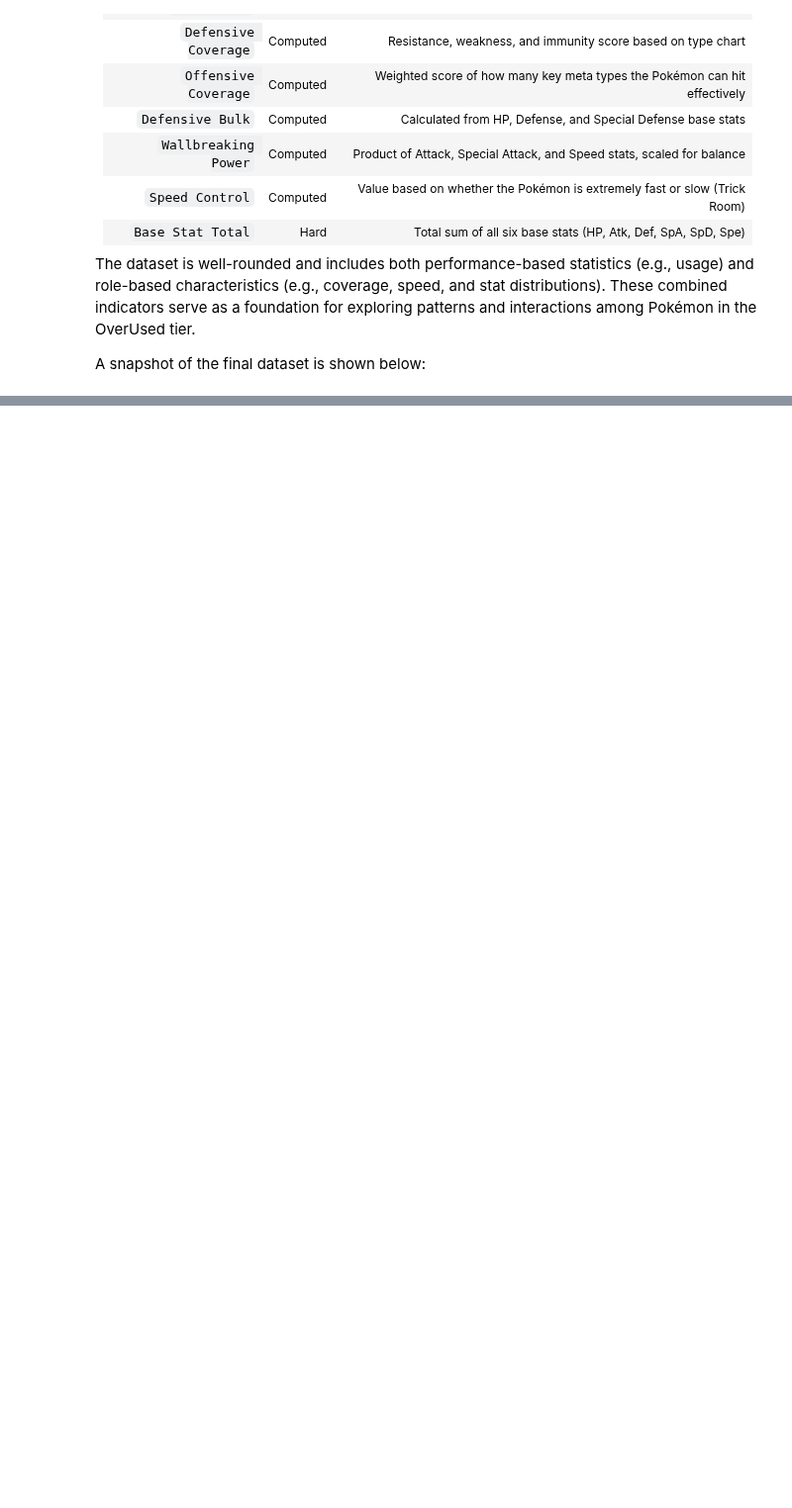
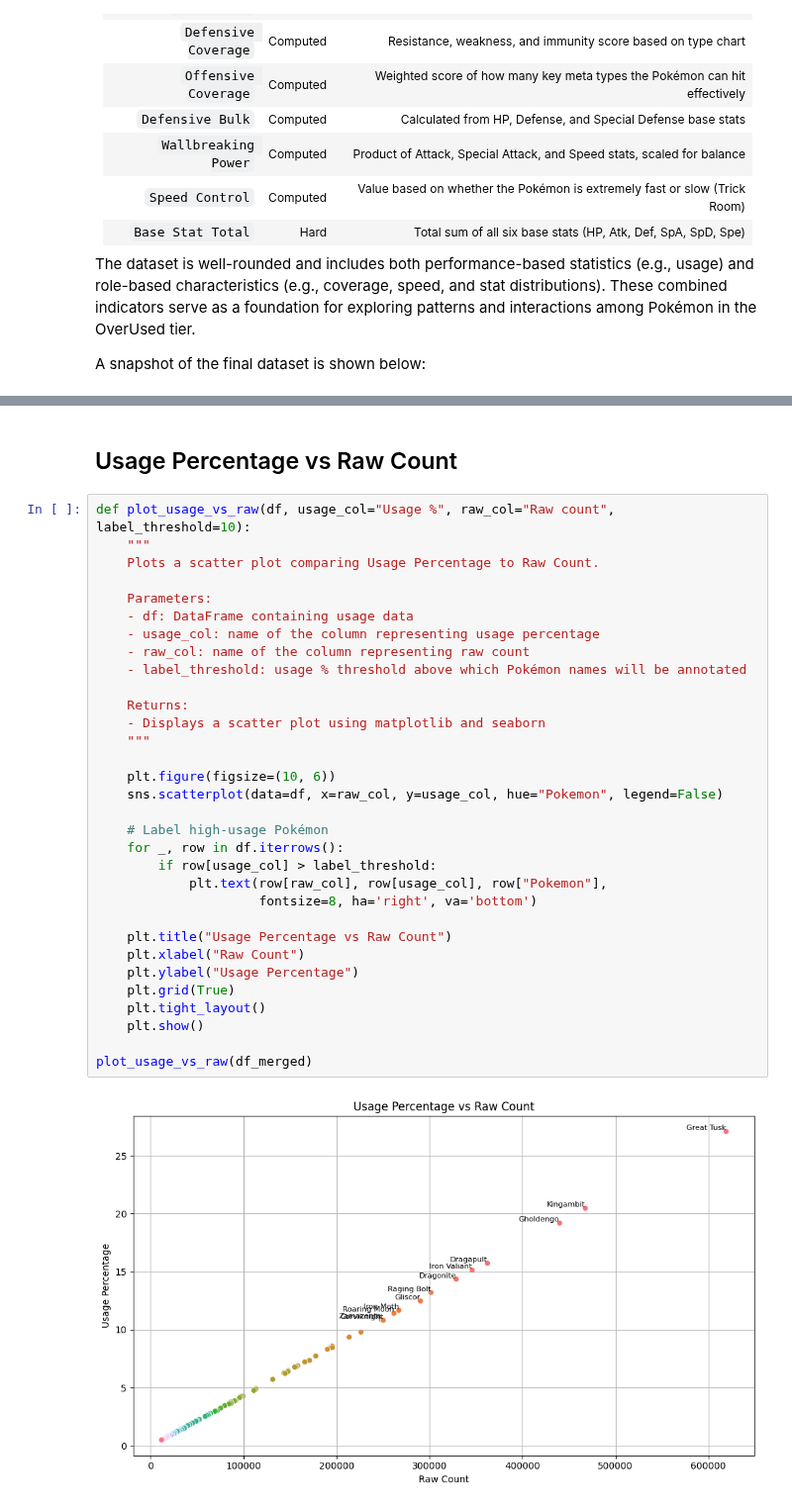
Before and after one commit to Reilly00/DAV_CA1, a Jupyter notebook: meta_viability_index_pokemon.ipynb, the cells around one changed output, grey strips where cells are left out. Shown at 99% size. Cells and saved outputs as stored; diff of their text form; blank space fills up the shorter version.

```diff
--- a/meta_viability_index_pokemon.ipynb
+++ b/meta_viability_index_pokemon.ipynb
@@ -1089,3 +1089,39 @@ display(HTML(style + html_table + sortable_script))
 | Whimsicott | 0.5 | 12434 | 0.1 | 2 | 5.73 | 138 | 155.54 | ... |
 | Porygon-Z | 0.5 | 11909 | 0.1 | 1 | 0.00 | 156 | 202.50 | ... |
 | Torterra | 0.5 | 11853 | 0.1 | -1 | 6.68 | 189 | 128.62 | ... |
+# %% [markdown]
+## Usage Percentage vs Raw Count
+# %%
+def plot_usage_vs_raw(df, usage_col="Usage %", raw_col="Raw count", label_threshold=10):
+    """
+    Plots a scatter plot comparing Usage Percentage to Raw Count.
+
+    Parameters:
+    - df: DataFrame containing usage data
+    - usage_col: name of the column representing usage percentage
+    - raw_col: name of the column representing raw count
+    - label_threshold: usage % threshold above which Pokémon names will be annotated
+
+    Returns:
+    - Displays a scatter plot using matplotlib and seaborn
+    """
+
+    plt.figure(figsize=(10, 6))
+    sns.scatterplot(data=df, x=raw_col, y=usage_col, hue="Pokemon", legend=False)
+
+    # Label high-usage Pokémon
+    for _, row in df.iterrows():
+        if row[usage_col] > label_threshold:
+            plt.text(row[raw_col], row[usage_col], row["Pokemon"],
+                     fontsize=8, ha='right', va='bottom')
+
+    plt.title("Usage Percentage vs Raw Count")
+    plt.xlabel("Raw Count")
+    plt.ylabel("Usage Percentage")
+    plt.grid(True)
+    plt.tight_layout()
+    plt.show()
+
+plot_usage_vs_raw(df_merged)
+# %% [output]
+[figure, added]
```
Also changed, not shown: parts of 3 cells of this notebook.
